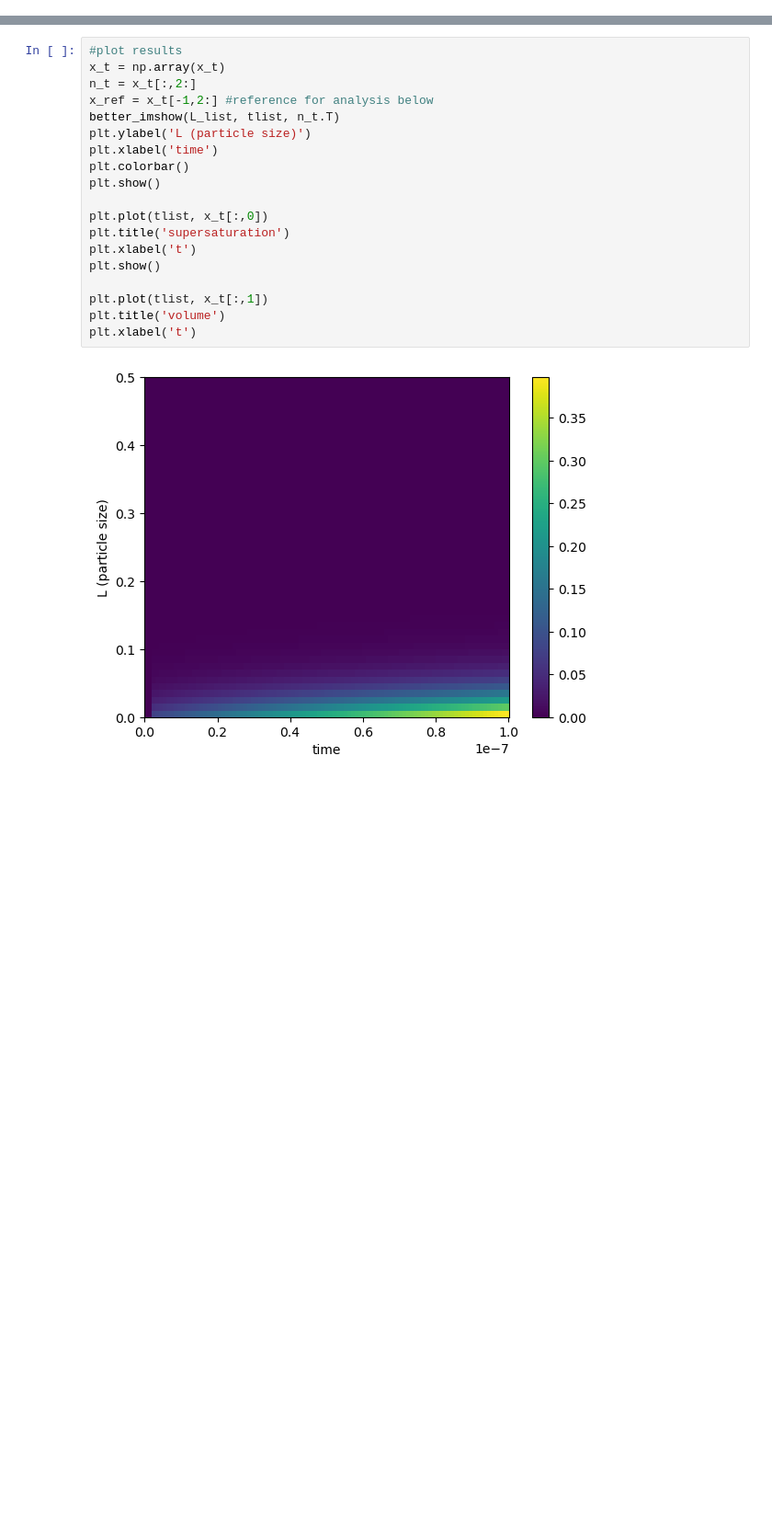
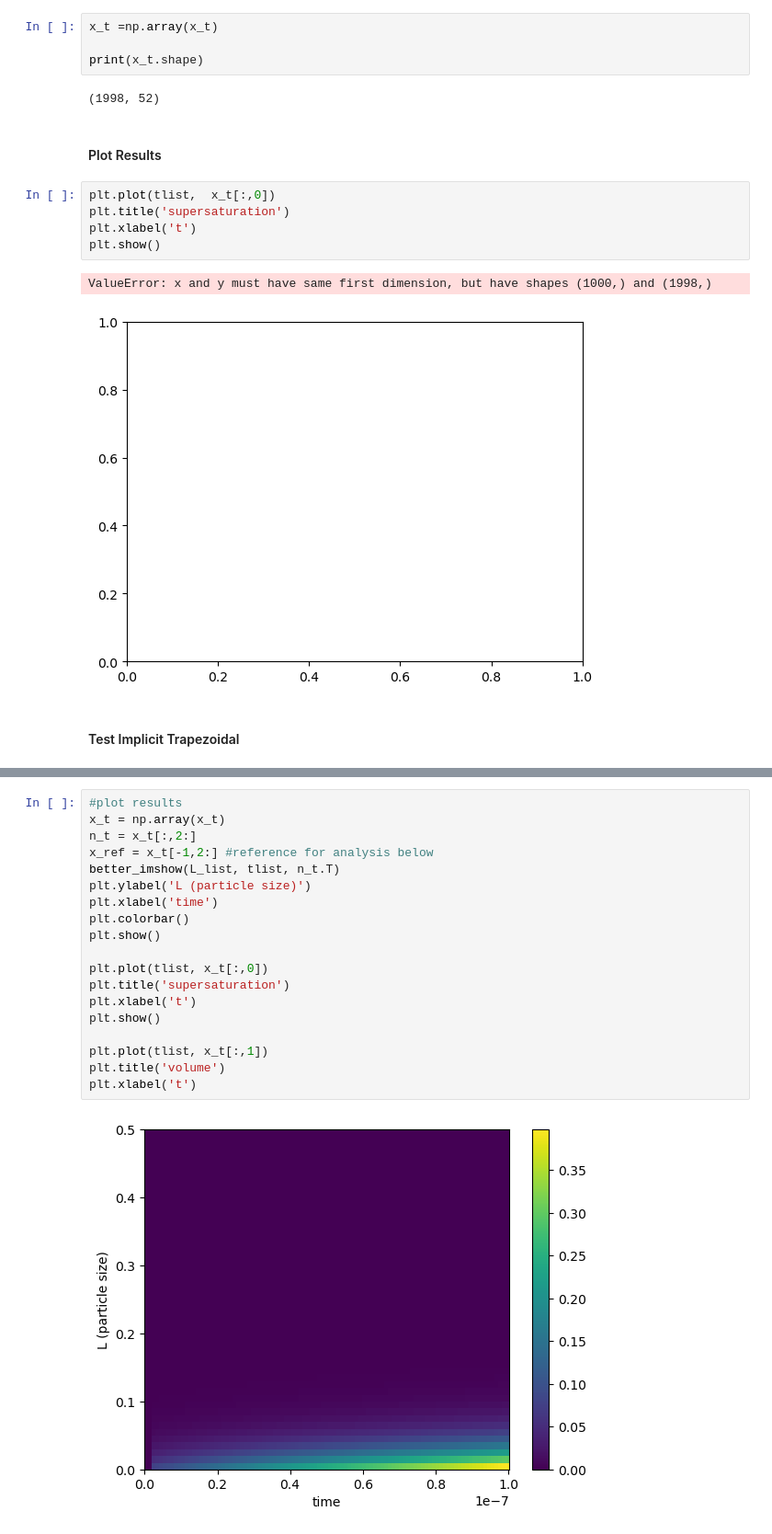
Before and after one commit to lucasattia/crystalPBM, a Jupyter notebook: functions/test_trapezoidal.ipynb, the cells around one changed output, grey strips where cells are left out. Shown: that part at 92% size. Drawn from its saved outputs; the diff is of its cells as text; blank space fills up the shorter version.

```diff
--- a/functions/test_trapezoidal.ipynb
+++ b/functions/test_trapezoidal.ipynb
@@ -19,2 +295,20 @@ def better_imshow(row_vals, col_vals, data, ax=None):
+# %%
+x_t =np.array(x_t)
+
+print(x_t.shape)
+# %% [output]
+(1998, 52)
+# %% [markdown]
+#### Plot Results
+# %%
+plt.plot(tlist,  x_t[:,0])
+plt.title('supersaturation')
+plt.xlabel('t')
+plt.show()
+# %% [output]
+ValueError: x and y must have same first dimension, but have shapes (1000,) and (1998,)
+[figure, added]
+# %% [markdown]
+#### Test Implicit Trapezoidal
 # %%
 L_list = np.linspace(0,0.5, 50)
```
Also changed, not shown: parts of 8 cells of this notebook, 7 other files.
